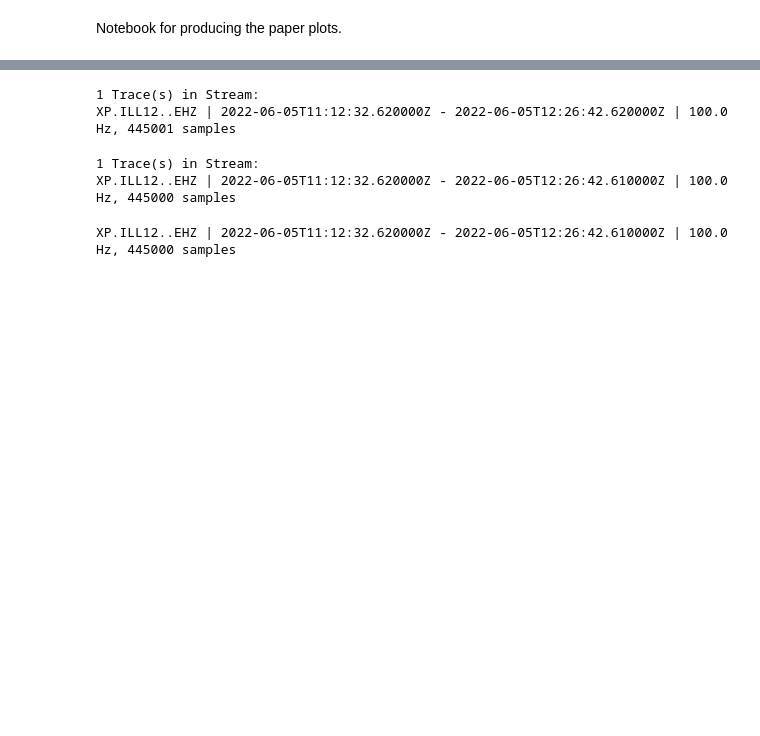
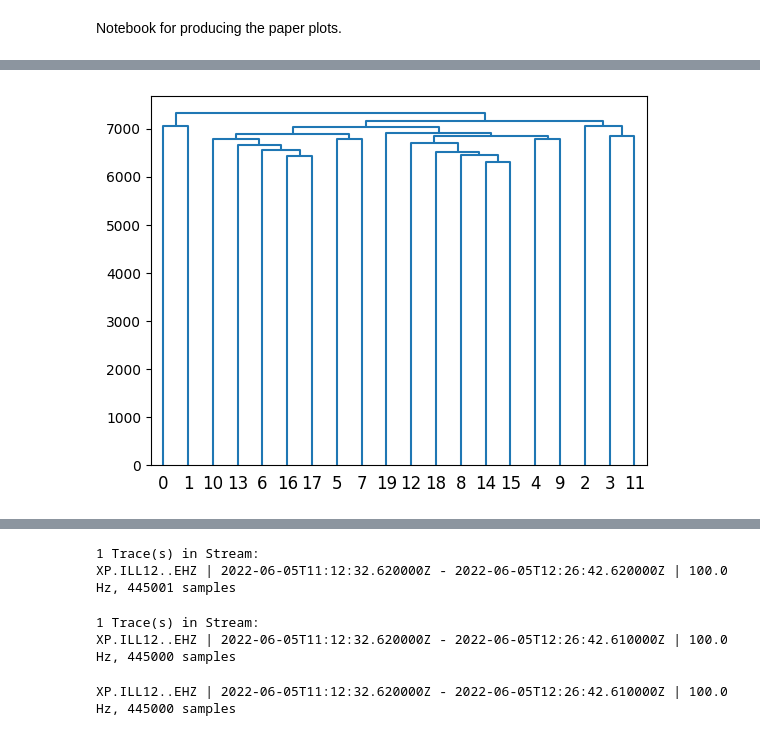
Before and after one commit to FKamper/seismic-isolation-forest, a Jupyter notebook: notebooks/plots.ipynb, the cells around one changed output, grey strips where cells are left out. Saved outputs shown, nothing was run; the diff lists cells and outputs as text; code cells hidden in the pictures; blank space fills up the shorter version.

```diff
--- a/notebooks/plots.ipynb
+++ b/notebooks/plots.ipynb
@@ -32,0 +74,5 @@ from sklearn.ensemble import IsolationForest
+# %%
+dendrogram(Z, labels=np.arange(nseg))
+plt.show()
+# %% [output]
+[figure, added]
```
Also changed, not shown: parts of 10 cells of this notebook, 21 other files.
